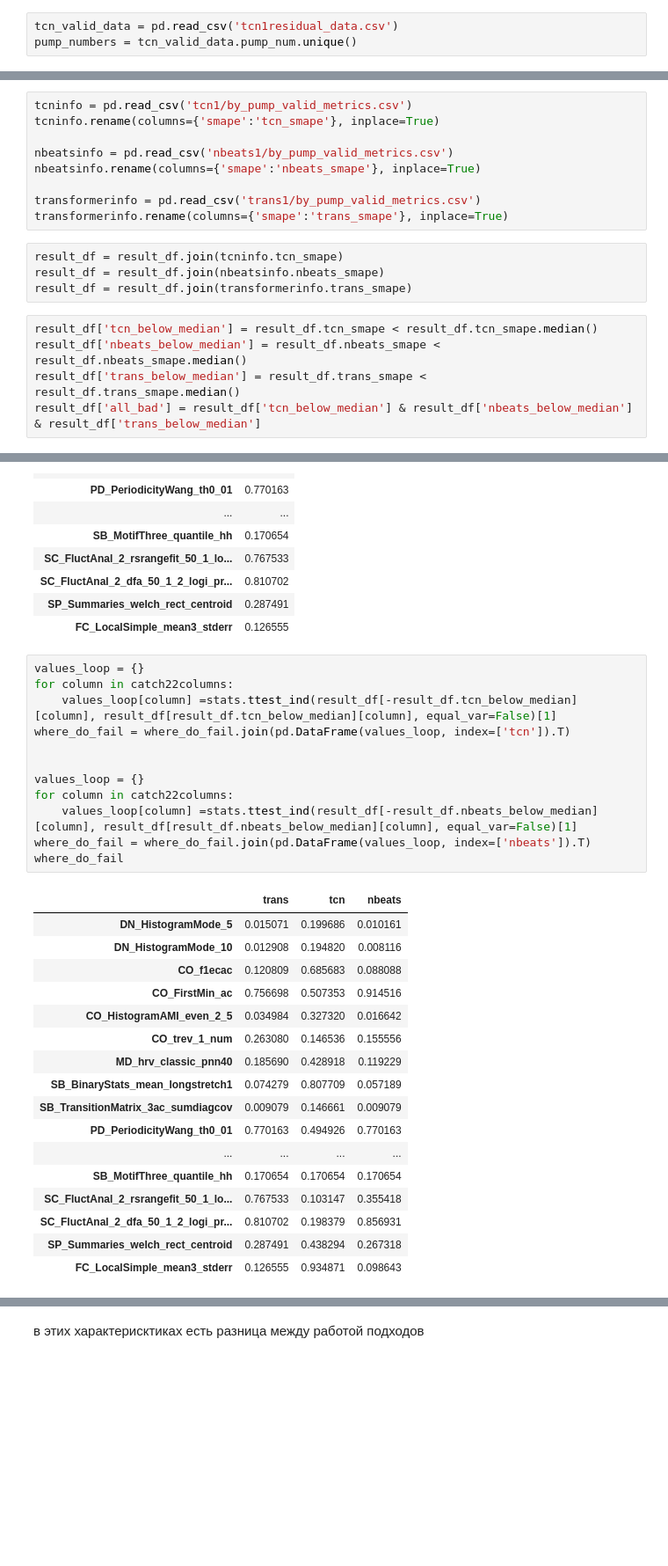
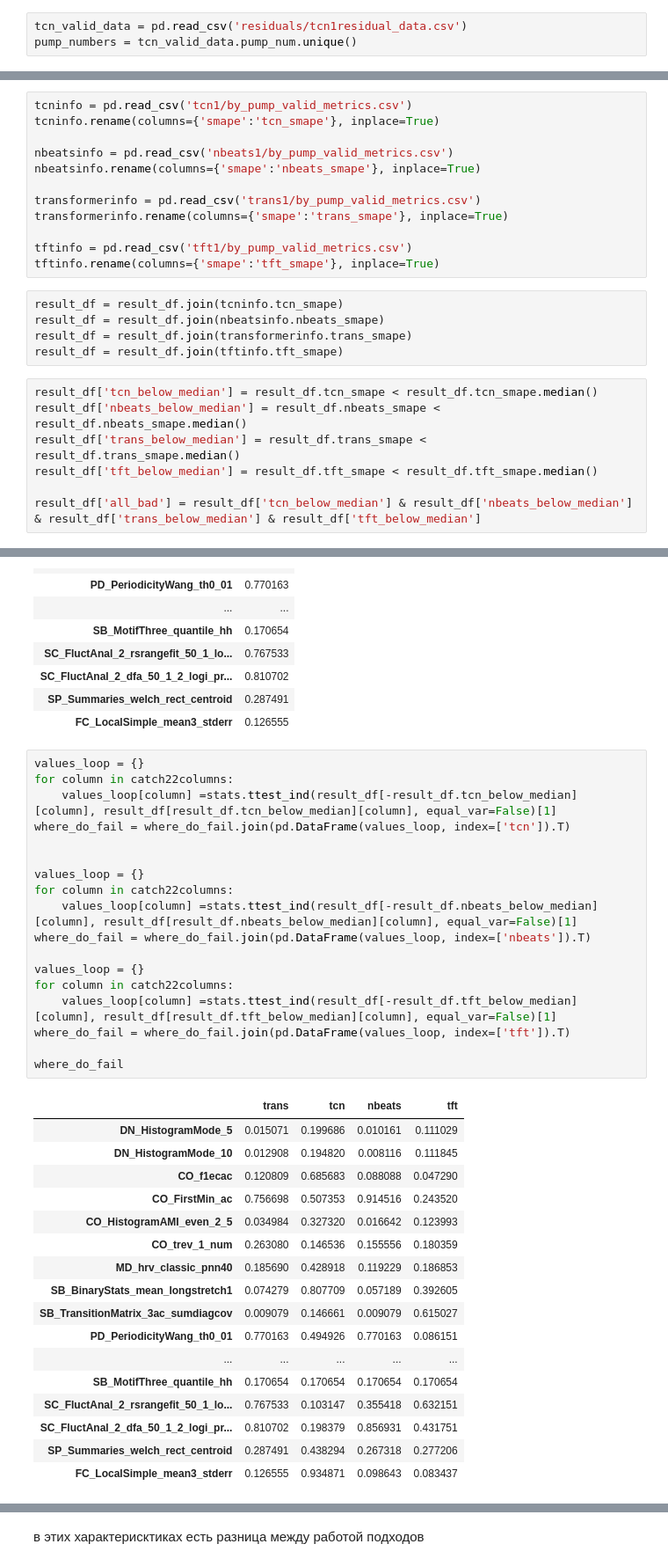
Before and after one commit to ksetdekov/ts_transformers, a Jupyter notebook: compengine_data_prep.ipynb, the cells around one changed output, grey strips where cells are left out. Shown at 88% size. Cells and saved outputs as stored; diff of their text form; blank space fills up the shorter version.

```diff
--- a/compengine_data_prep.ipynb
+++ b/compengine_data_prep.ipynb
@@ -4,7 +4,7 @@ import numpy as np
 import matplotlib.pyplot as plt
 from catch22 import catch22_all
 # %%
-tcn_valid_data = pd.read_csv('tcn1residual_data.csv')
+tcn_valid_data = pd.read_csv('residuals/tcn1residual_data.csv')
 pump_numbers = tcn_valid_data.pump_num.unique()
 # %%
 fig, axs = plt.subplots(4, 4, sharey=True, figsize=(15,15), dpi=300)
@@ -93,15 +93,21 @@ nbeatsinfo.rename(columns={'smape':'nbeats_smape'}, inplace=True)
 
 transformerinfo = pd.read_csv('trans1/by_pump_valid_metrics.csv')
 transformerinfo.rename(columns={'smape':'trans_smape'}, inplace=True)
+
+tftinfo = pd.read_csv('tft1/by_pump_valid_metrics.csv')
+tftinfo.rename(columns={'smape':'tft_smape'}, inplace=True)
 # %%
 result_df = result_df.join(tcninfo.tcn_smape)
 result_df = result_df.join(nbeatsinfo.nbeats_smape)
 result_df = result_df.join(transformerinfo.trans_smape)
+result_df = result_df.join(tftinfo.tft_smape)
 # %%
 result_df['tcn_below_median'] = result_df.tcn_smape < result_df.tcn_smape.median()
 result_df['nbeats_below_median'] = result_df.nbeats_smape < result_df.nbeats_smape.median()
 result_df['trans_below_median'] = result_df.trans_smape < result_df.trans_smape.median()
-result_df['all_bad'] = result_df['tcn_below_median'] & result_df['nbeats_below_median'] & result_df['trans_below_median']
+result_df['tft_below_median'] = result_df.tft_smape < result_df.tft_smape.median()
+
+result_df['all_bad'] = result_df['tcn_below_median'] & result_df['nbeats_below_median'] & result_df['trans_below_median'] & result_df['tft_below_median']
 # %%
 result_df
 # %% [output]
@@ -233,33 +239,39 @@ where_do_fail
 # %%
 values_loop = {}
 for column in catch22columns:
     values_loop[column] =stats.ttest_ind(result_df[-result_df.tcn_below_median][column], result_df[result_df.tcn_below_median][column], equal_var=False)[1]
 where_do_fail = where_do_fail.join(pd.DataFrame(values_loop, index=['tcn']).T)
 
 
 values_loop = {}
 for column in catch22columns:
     values_loop[column] =stats.ttest_ind(result_df[-result_df.nbeats_below_median][column], result_df[result_df.nbeats_below_median][column], equal_var=False)[1]
 where_do_fail = where_do_fail.join(pd.DataFrame(values_loop, index=['nbeats']).T)
+
+values_loop = {}
+for column in catch22columns:
+    values_loop[column] =stats.ttest_ind(result_df[-result_df.tft_below_median][column], result_df[result_df.tft_below_median][column], equal_var=False)[1]
+where_do_fail = where_do_fail.join(pd.DataFrame(values_loop, index=['tft']).T)
+
 where_do_fail
 # %% [output]
-|  | trans | tcn | nbeats |
-| DN_HistogramMode_5 | 0.015071 | 0.199686 | 0.010161 |
-| DN_HistogramMode_10 | 0.012908 | 0.194820 | 0.008116 |
-| CO_f1ecac | 0.120809 | 0.685683 | 0.088088 |
-| CO_FirstMin_ac | 0.756698 | 0.507353 | 0.914516 |
-| CO_HistogramAMI_even_2_5 | 0.034984 | 0.327320 | 0.016642 |
-| CO_trev_1_num | 0.263080 | 0.146536 | 0.155556 |
-| MD_hrv_classic_pnn40 | 0.185690 | 0.428918 | 0.119229 |
-| SB_BinaryStats_mean_longstretch1 | 0.074279 | 0.807709 | 0.057189 |
-| SB_TransitionMatrix_3ac_sumdiagcov | 0.009079 | 0.146661 | 0.009079 |
-| PD_PeriodicityWang_th0_01 | 0.770163 | 0.494926 | 0.770163 |
-| ... | ... | ... | ... |
-| SB_MotifThree_quantile_hh | 0.170654 | 0.170654 | 0.170654 |
-| SC_FluctAnal_2_rsrangefit_50_1_lo... | 0.767533 | 0.103147 | 0.355418 |
-| SC_FluctAnal_2_dfa_50_1_2_logi_pr... | 0.810702 | 0.198379 | 0.856931 |
-| SP_Summaries_welch_rect_centroid | 0.287491 | 0.438294 | 0.267318 |
-| FC_LocalSimple_mean3_stderr | 0.126555 | 0.934871 | 0.098643 |
+|  | trans | tcn | nbeats | tft |
+| DN_HistogramMode_5 | 0.015071 | 0.199686 | 0.010161 | 0.111029 |
+| DN_HistogramMode_10 | 0.012908 | 0.194820 | 0.008116 | 0.111845 |
+| CO_f1ecac | 0.120809 | 0.685683 | 0.088088 | 0.047290 |
+| CO_FirstMin_ac | 0.756698 | 0.507353 | 0.914516 | 0.243520 |
+| CO_HistogramAMI_even_2_5 | 0.034984 | 0.327320 | 0.016642 | 0.123993 |
+| CO_trev_1_num | 0.263080 | 0.146536 | 0.155556 | 0.180359 |
+| MD_hrv_classic_pnn40 | 0.185690 | 0.428918 | 0.119229 | 0.186853 |
+| SB_BinaryStats_mean_longstretch1 | 0.074279 | 0.807709 | 0.057189 | 0.392605 |
+| SB_TransitionMatrix_3ac_sumdiagcov | 0.009079 | 0.146661 | 0.009079 | 0.615027 |
+| PD_PeriodicityWang_th0_01 | 0.770163 | 0.494926 | 0.770163 | 0.086151 |
+| ... | ... | ... | ... | ... |
+| SB_MotifThree_quantile_hh | 0.170654 | 0.170654 | 0.170654 | 0.170654 |
+| SC_FluctAnal_2_rsrangefit_50_1_lo... | 0.767533 | 0.103147 | 0.355418 | 0.632151 |
+| SC_FluctAnal_2_dfa_50_1_2_logi_pr... | 0.810702 | 0.198379 | 0.856931 | 0.431751 |
+| SP_Summaries_welch_rect_centroid | 0.287491 | 0.438294 | 0.267318 | 0.277206 |
+| FC_LocalSimple_mean3_stderr | 0.126555 | 0.934871 | 0.098643 | 0.083437 |
 # %%
 significant = where_do_fail<0.05
 significant
```
Also changed, not shown: parts of 3 cells of this notebook.
